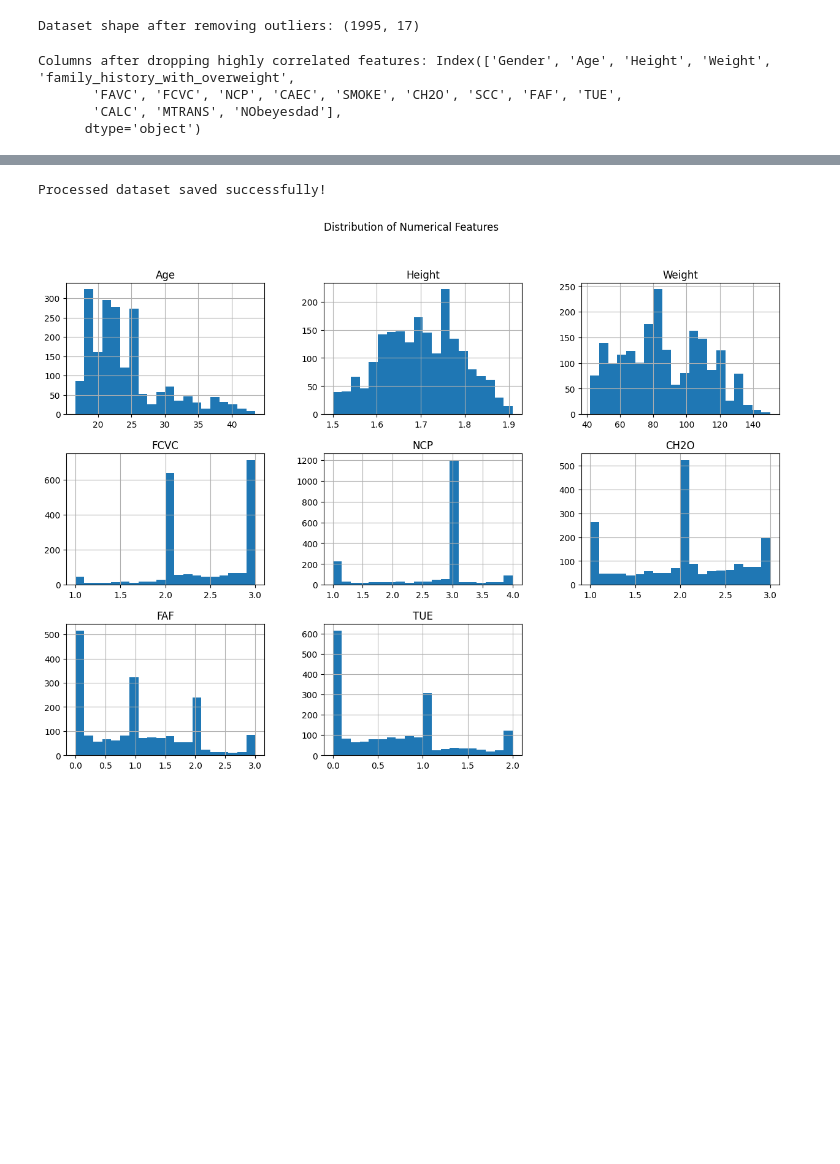
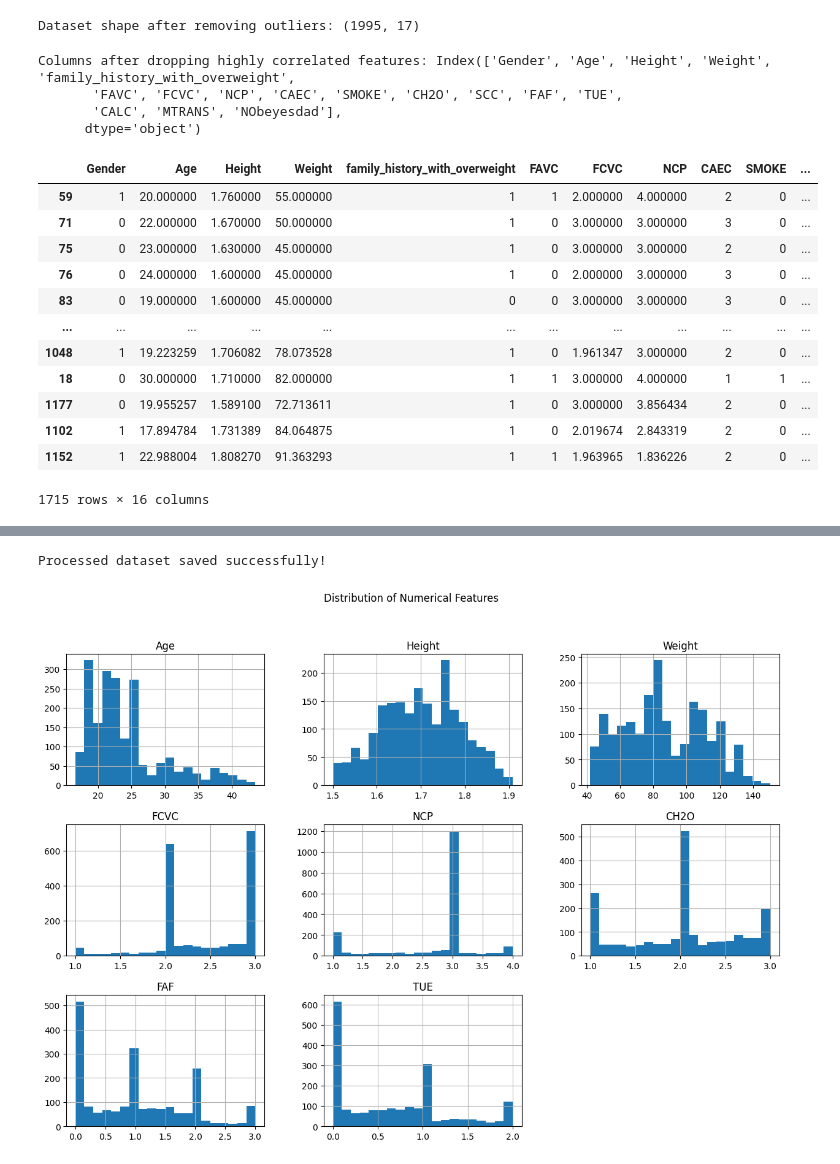
Before and after one commit to YassineLahniche/Coding-Week, a Jupyter notebook: notebooks/PreProcessing.ipynb, the cells around one changed output, grey strips where cells are left out. Cells and saved outputs as stored; diff of their text form; code cells hidden in the pictures; blank space fills up the shorter version.

```diff
--- a/notebooks/PreProcessing.ipynb
+++ b/notebooks/PreProcessing.ipynb
@@ -66,3 +67,17 @@ df.head()
 | 2 | 1 | 23.0 | 1.80 | 77.0 | 1 | 0 | 2.0 | 3.0 | 2 | 0 | ... |
 | 3 | 1 | 27.0 | 1.80 | 87.0 | 0 | 0 | 3.0 | 3.0 | 2 | 0 | ... |
 | 4 | 1 | 22.0 | 1.78 | 89.8 | 0 | 0 | 2.0 | 1.0 | 2 | 0 | ... |
+# %%
+# Create a dictionary to store the mapping of original values to encoded values
+value_to_code_mapping = {}
+
+# Iterate over each categorical column and its corresponding LabelEncoder
+for col, le in label_encoders.items():
+    # Create a dictionary for the current column
+    col_mapping = {original_value: encoded_value for original_value, encoded_value in zip(le.classes_, le.transform(le.classes_))}
+
+    # Add the column's mapping to the main dictionary
+    value_to_code_mapping[col] = col_mapping
+
+# Display the dictionary
+value_to_code_mapping
@@ -104,3 +139,28 @@ Columns after dropping highly correlated features: Index(['Gender', 'Age', 'Heig
        'FAVC', 'FCVC', 'NCP', 'CAEC', 'SMOKE', 'CH2O', 'SCC', 'FAF', 'TUE',
        'CALC', 'MTRANS', 'NObeyesdad'],
       dtype='object')
+# %%
+X = df.drop("NObeyesdad", axis=1)
+y = df["NObeyesdad"]
+
+undersampler = RandomUnderSampler(sampling_strategy='auto', random_state=42)
+X, y = undersampler.fit_resample(X, y)
+
+# Split the data into training and testing sets
+X_train, X_test, y_train, y_test = train_test_split(X, y, test_size=0.2, random_state=42, stratify=y)
+# %%
+X
+# %% [output]
+|  | Gender | Age | Height | Weight | family_history_with_overweight | FAVC | FCVC | NCP | CAEC | SMOKE | ... |
+| 59 | 1 | 20.000000 | 1.760000 | 55.000000 | 1 | 1 | 2.000000 | 4.000000 | 2 | 0 | ... |
+| 71 | 0 | 22.000000 | 1.670000 | 50.000000 | 1 | 0 | 3.000000 | 3.000000 | 3 | 0 | ... |
+| 75 | 0 | 23.000000 | 1.630000 | 45.000000 | 1 | 0 | 3.000000 | 3.000000 | 2 | 0 | ... |
+| 76 | 0 | 24.000000 | 1.600000 | 45.000000 | 1 | 0 | 2.000000 | 3.000000 | 3 | 0 | ... |
+| 83 | 0 | 19.000000 | 1.600000 | 45.000000 | 0 | 0 | 3.000000 | 3.000000 | 3 | 0 | ... |
+| ... | ... | ... | ... | ... | ... | ... | ... | ... | ... | ... | ... |
+| 1048 | 1 | 19.223259 | 1.706082 | 78.073528 | 1 | 0 | 1.961347 | 3.000000 | 2 | 0 | ... |
+| 18 | 0 | 30.000000 | 1.710000 | 82.000000 | 1 | 1 | 3.000000 | 4.000000 | 1 | 1 | ... |
+| 1177 | 0 | 19.955257 | 1.589100 | 72.713611 | 1 | 0 | 3.000000 | 3.856434 | 2 | 0 | ... |
+| 1102 | 1 | 17.894784 | 1.731389 | 84.064875 | 1 | 0 | 2.019674 | 2.843319 | 2 | 0 | ... |
+| 1152 | 1 | 22.988004 | 1.808270 | 91.363293 | 1 | 1 | 1.963965 | 1.836226 | 2 | 0 | ... |
+1715 rows × 16 columns
```
Also changed, not shown: parts of 4 cells of this notebook, 1 other file.
